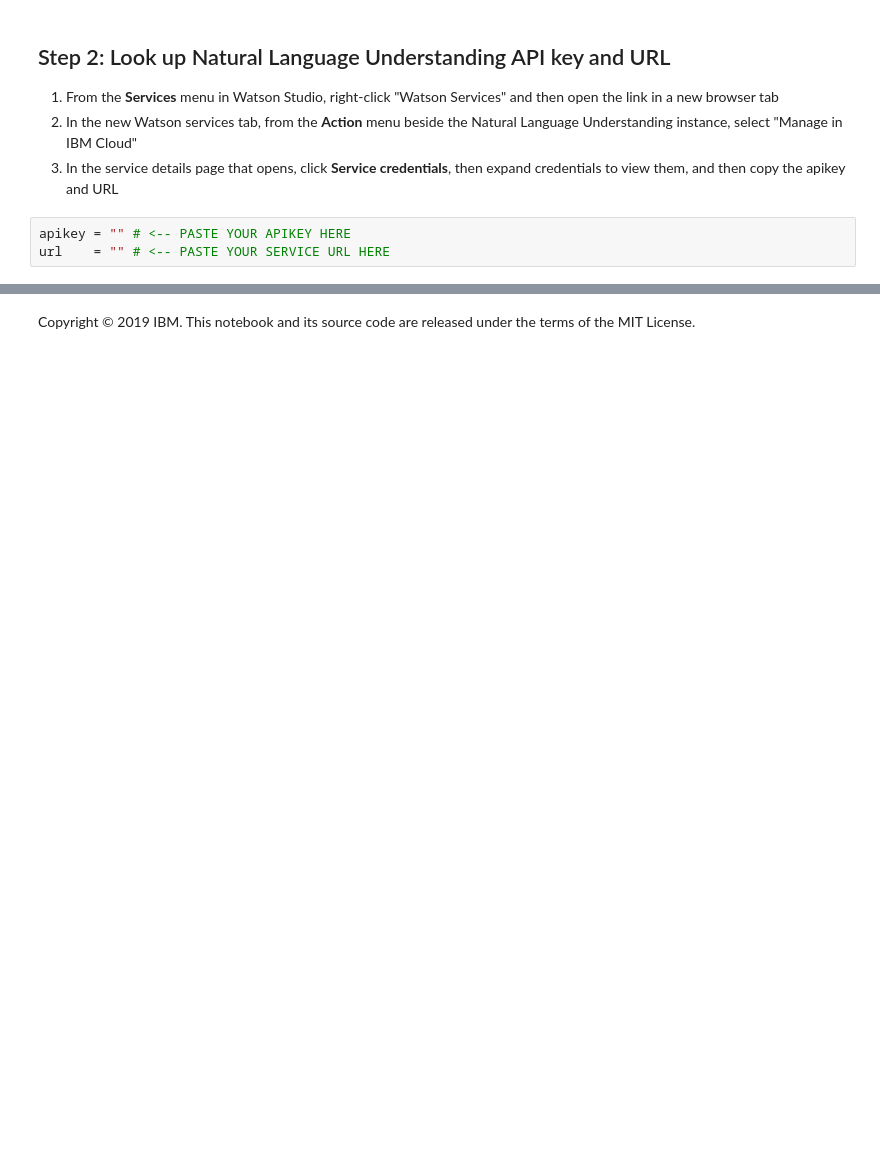
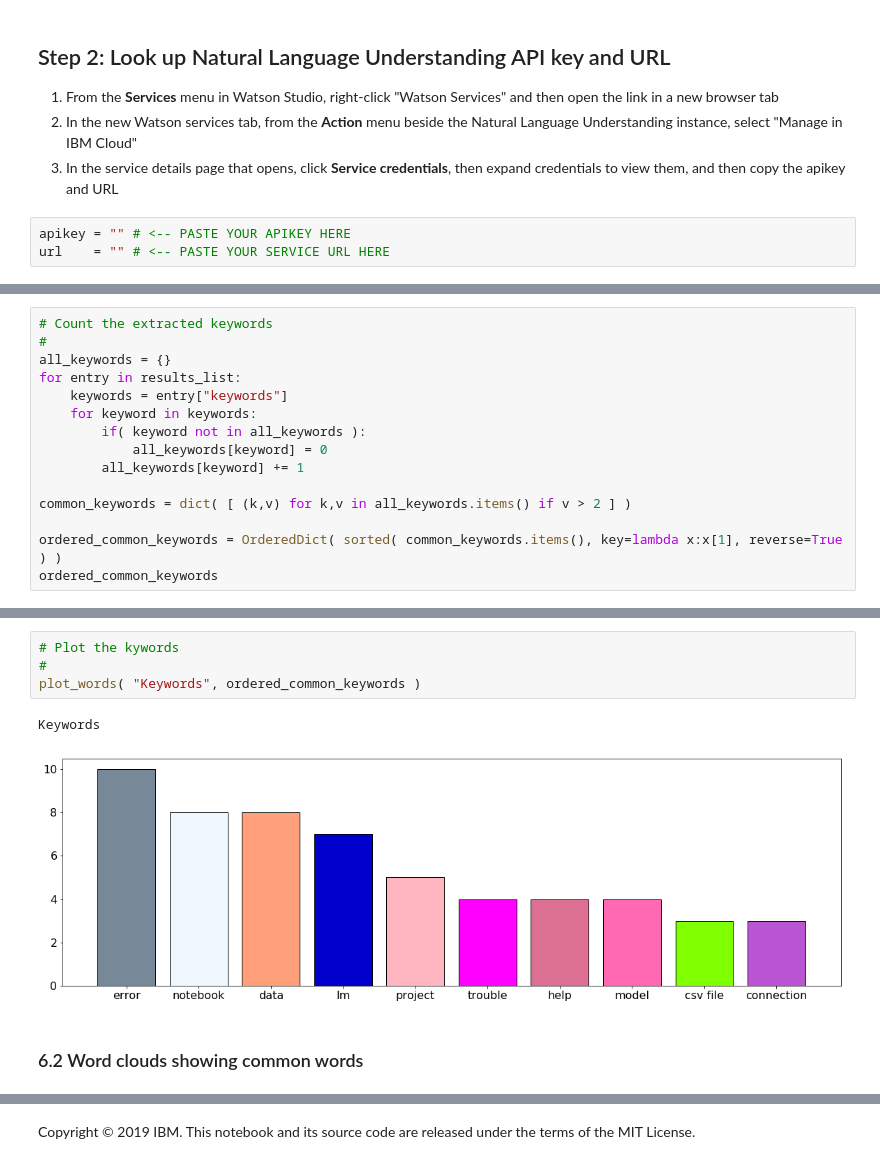
Before and after one commit to spackows/notebooks-to-share, a Jupyter notebook: Analyzing-customer-messages.ipynb, the cells around one changed output, grey strips where cells are left out. Drawn from its saved outputs; the diff is of its cells as text; blank space fills up the shorter version.

```diff
--- a/Analyzing-customer-messages.ipynb
+++ b/Analyzing-customer-messages.ipynb
@@ -118,0 +322,15 @@ print( json.dumps( results, indent=2 ) )
+# %%
+# Count the extracted keywords
+#
+all_keywords = {}
+for entry in results_list:
+    keywords = entry["keywords"]
+    for keyword in keywords:
+        if( keyword not in all_keywords ):
+            all_keywords[keyword] = 0
+        all_keywords[keyword] += 1
+
+common_keywords = dict( [ (k,v) for k,v in all_keywords.items() if v > 2 ] )
+
+ordered_common_keywords = OrderedDict( sorted( common_keywords.items(), key=lambda x:x[1], reverse=True ) )
+ordered_common_keywords
@@ -118,0 +348,9 @@ print( json.dumps( results, indent=2 ) )
+# %%
+# Plot the kywords
+#
+plot_words( "Keywords", ordered_common_keywords )
+# %% [output]
+Keywords
+[figure, added]
+# %% [markdown]
+### 6.2 Word clouds showing common words
```
Also changed, not shown: parts of 41 cells of this notebook.
